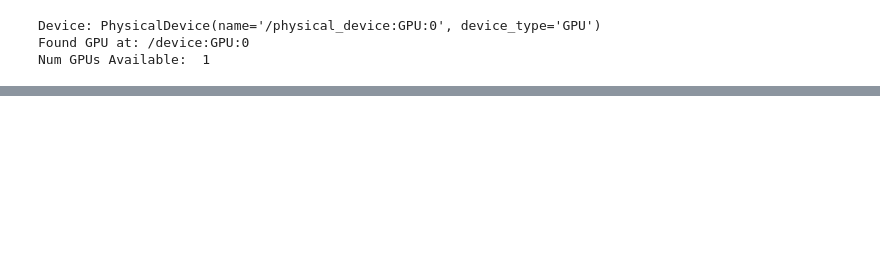
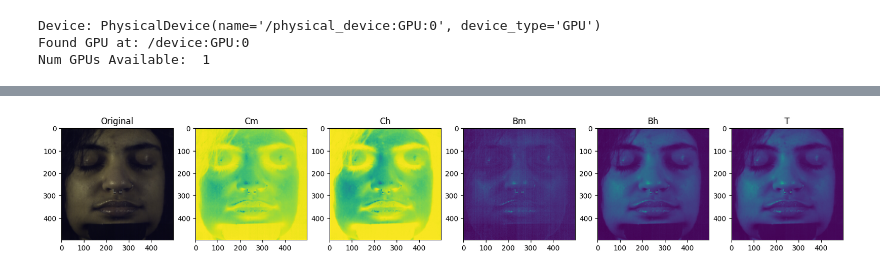
Before and after one commit to jj-tech-io/AE_2023_06, a Jupyter notebook: inference.ipynb, the cells around one changed output, grey strips where cells are left out. Drawn from its saved outputs; the diff is of its cells as text; code cells hidden in the pictures; blank space fills up the shorter version.

```diff
--- a/inference.ipynb
+++ b/inference.ipynb
@@ -129,3 +129,44 @@ Trainable params: 6,378
 Non-trainable params: 0
 _________________________________________________________________
 Decoder summary:None
+# %%
+from Landmark import preprocess
+import importlib
+importlib.reload(preprocess)
+from HSI2RGB import HSI2RGB
+image_path = r"D:\HSI_DATASET\p006.png"
+image_path = r"D:\HSI_DATASET\train_vis\RGB_CIE\p006_neutral_front.jpg"
+image = cv2.imread(image_path)
+image = cv2.cvtColor(image, cv2.COLOR_BGR2RGB)
+image, _ = preprocess.crop_face(image)
+WIDTH = image.shape[0]
+HEIGHT = image.shape[1]
+
+
+# Encode the image
+encoded, elapsed = encode(image.reshape(-1,3))
+print("Encoded in " + str(elapsed) + " seconds")
+# Decode the image
+recovered, elapsed = decode(encoded)
+print("Decoded in " + str(elapsed) + " seconds")
+fig,ax = plt.subplots(1,6, figsize=(20,20))
+plt.subplot(1,6,1)
+plt.imshow(image.reshape((WIDTH,HEIGHT,3))/255.0)
+plt.title("Original")
+plt.subplot(1,6,2)
+plt.imshow(encoded[:,0].reshape((WIDTH,HEIGHT)), cmap='viridis',vmin = np.min(encoded[:,0]), vmax = np.max(encoded[:,0]))
+plt.title("Cm")
+plt.subplot(1,6,3)
+plt.imshow(encoded[:,1].reshape((WIDTH,HEIGHT)), cmap='viridis',vmin = np.min(encoded[:,1]), vmax = np.max(encoded[:,1]))
+plt.title("Ch")
+plt.subplot(1,6,4)
+plt.imshow(encoded[:,2].reshape((WIDTH,HEIGHT)), cmap='viridis',vmin = np.min(encoded[:,2]), vmax = np.max(encoded[:,2]))
+plt.title("Bm")
+plt.subplot(1,6,5)
+plt.imshow(encoded[:,3].reshape((WIDTH,HEIGHT)), cmap='viridis',vmin = np.min(encoded[:,3]), vmax = np.max(encoded[:,3]))
+plt.title("Bh")
+plt.subplot(1,6,6)
+plt.imshow(encoded[:,4].reshape((WIDTH,HEIGHT)), cmap='viridis',vmin = np.min(encoded[:,4]), vmax = np.max(encoded[:,4]))
+plt.title("T")
+plt.show()
+# %% [output]
@@ -132,3 +177,4 @@ Decoder summary:None
+[figure, added]
 # %%
 # fig,ax = plt.subplots(5,5, figsize=(16,14))
 names = ['m141_4k', 'm46_4k', 'm53_4k', 'm64_4k', 'm98_4k']
```
Also changed, not shown: parts of 3 cells of this notebook, 13 other files.
